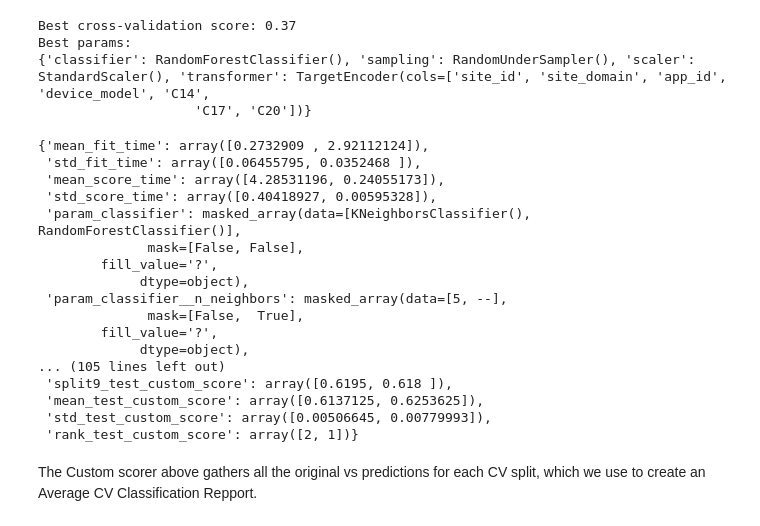
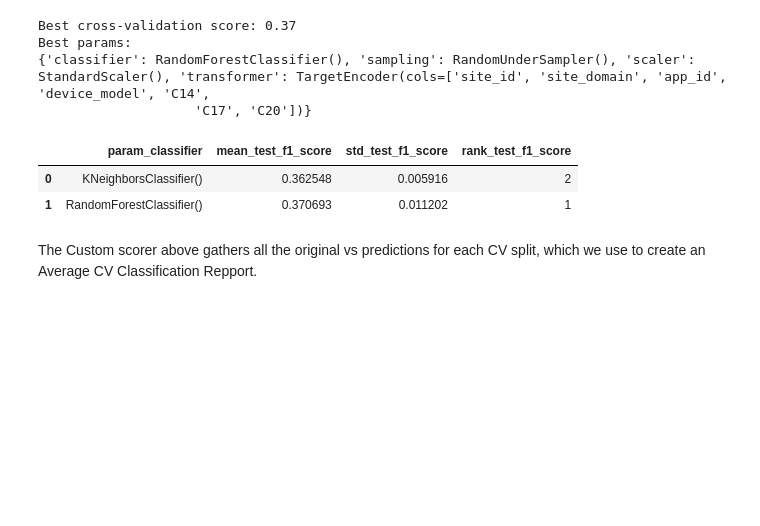
Before and after one commit to gilnribeiro/ML-Ad-Clicks-Project, a Jupyter notebook: new_preprocessing.ipynb, the cells around one changed output. Cells and saved outputs as stored; diff of their text form; code cells hidden in the pictures; blank space fills up the shorter version.

```diff
--- a/new_preprocessing.ipynb
+++ b/new_preprocessing.ipynb
@@ -510,24 +510,10 @@ Best params:
 {'classifier': RandomForestClassifier(), 'sampling': RandomUnderSampler(), 'scaler': StandardScaler(), 'transformer': TargetEncoder(cols=['site_id', 'site_domain', 'app_id', 'device_model', 'C14',
                     'C17', 'C20'])}
 # %%
-# scores_best_models = pd.DataFrame(grid_best.cv_results_)[['param_classifier','mean_test_score','std_test_score','rank_test_score']]
-# scores_best_models
-grid_best.cv_results_
+scores_best_models = pd.DataFrame(grid_best.cv_results_)[['param_classifier','mean_test_f1_score','std_test_f1_score','rank_test_f1_score']]
+scores_best_models
+# grid_best.cv_results_
 # %% [output]
-{'mean_fit_time': array([0.2732909 , 2.92112124]),
- 'std_fit_time': array([0.06455795, 0.0352468 ]),
- 'mean_score_time': array([4.28531196, 0.24055173]),
- 'std_score_time': array([0.40418927, 0.00595328]),
- 'param_classifier': masked_array(data=[KNeighborsClassifier(), RandomForestClassifier()],
-              mask=[False, False],
-        fill_value='?',
-             dtype=object),
- 'param_classifier__n_neighbors': masked_array(data=[5, --],
-              mask=[False,  True],
-        fill_value='?',
-             dtype=object),
-... (105 lines left out)
- 'split9_test_custom_score': array([0.6195, 0.618 ]),
- 'mean_test_custom_score': array([0.6137125, 0.6253625]),
- 'std_test_custom_score': array([0.00506645, 0.00779993]),
- 'rank_test_custom_score': array([2, 1])}
+|  | param_classifier | mean_test_f1_score | std_test_f1_score | rank_test_f1_score |
+| 0 | KNeighborsClassifier() | 0.362548 | 0.005916 | 2 |
+| 1 | RandomForestClassifier() | 0.370693 | 0.011202 | 1 |
```
Also changed, not shown: parts of 1 cell of this notebook.
